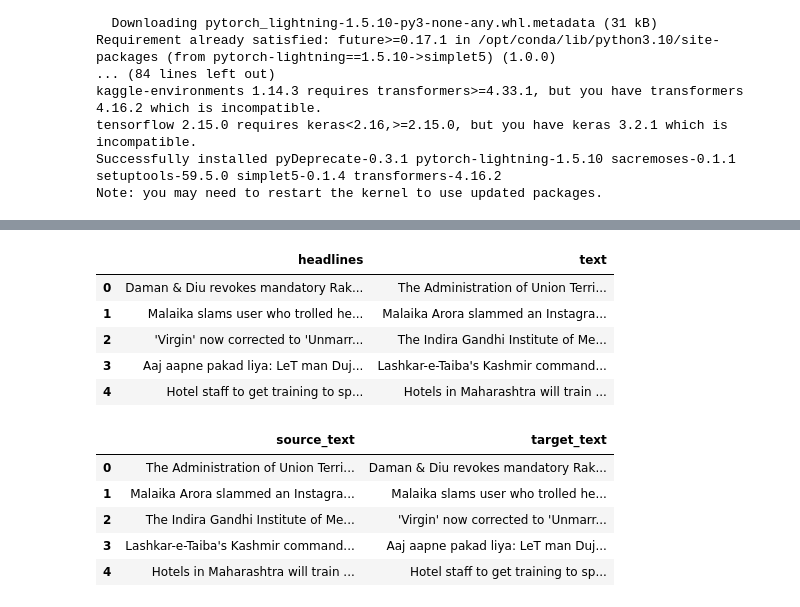
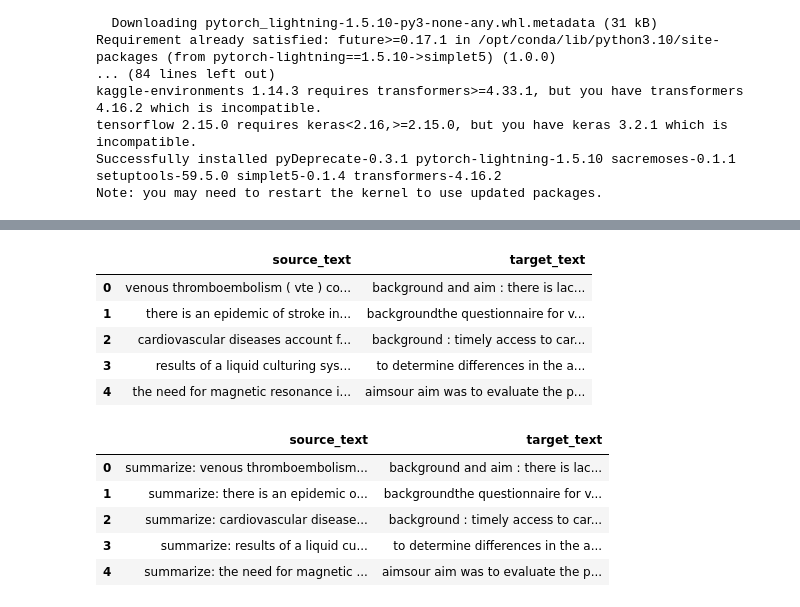
Before and after one commit to Pratibha0618/summarizer, a Jupyter notebook: notebookf99e8bbfe1.ipynb, the cells around one changed output, grey strips where cells are left out. Drawn from its saved outputs; the diff is of its cells as text; code cells hidden in the pictures.

Commit message:
Kaggle Notebook | notebook37b7fb7dd3 | Version 2

```diff
--- a/notebookf99e8bbfe1.ipynb
+++ b/notebookf99e8bbfe1.ipynb
@@ -41,4 +44,4 @@ tensorflow 2.15.0 requires keras<2.16,>=2.15.0, but you have keras 3.2.1 which i
 Successfully installed pyDeprecate-0.3.1 pytorch-lightning-1.5.10 sacremoses-0.1.1 setuptools-59.5.0 simplet5-0.1.4 transformers-4.16.2
 Note: you may need to restart the kernel to use updated packages.
 # %%
-df= pd.read_csv('/kaggle/input/news-summary/news_summary.csv', encoding='latin-1', usecols= ['headlines', 'text'])
+vali_df= pd.read_csv('/kaggle/input/pubmed-article-summarization-dataset/validation.csv',encoding='latin-1' )
@@ -45,9 +64,12 @@ df= pd.read_csv('/kaggle/input/news-summary/news_summary.csv', encoding='latin-1
+# %%
+vali_df= vali_df.rename(columns={'abstract':'target_text', 'article':'source_text'})
+vali_df= vali_df[['source_text','target_text']]
 # %%
-df.head()
+vali_df.head()
 # %% [output]
-|  | headlines | text |
-| 0 | Daman & Diu revokes mandatory Rak... | The Administration of Union Terri... |
-| 1 | Malaika slams user who trolled he... | Malaika Arora slammed an Instagra... |
-| 2 | 'Virgin' now corrected to 'Unmarr... | The Indira Gandhi Institute of Me... |
-| 3 | Aaj aapne pakad liya: LeT man Duj... | Lashkar-e-Taiba's Kashmir command... |
-| 4 | Hotel staff to get training to sp... | Hotels in Maharashtra will train ... |
+|  | source_text | target_text |
+| 0 | venous thromboembolism ( vte ) co... | background and aim : there is lac... |
+| 1 | there is an epidemic of stroke in... | backgroundthe questionnaire for v... |
+| 2 | cardiovascular diseases account f... | background : timely access to car... |
+| 3 | results of a liquid culturing sys... | to determine differences in the a... |
+| 4 | the need for magnetic resonance i... | aimsour aim was to evaluate the p... |
@@ -57,9 +78,9 @@ df= df[['source_text','target_text']]
 # %%
-df.head()
+vali_df.head()
 # %% [output]
 |  | source_text | target_text |
-| 0 | The Administration of Union Terri... | Daman & Diu revokes mandatory Rak... |
-| 1 | Malaika Arora slammed an Instagra... | Malaika slams user who trolled he... |
-| 2 | The Indira Gandhi Institute of Me... | 'Virgin' now corrected to 'Unmarr... |
-| 3 | Lashkar-e-Taiba's Kashmir command... | Aaj aapne pakad liya: LeT man Duj... |
-| 4 | Hotels in Maharashtra will train ... | Hotel staff to get training to sp... |
+| 0 | summarize: venous thromboembolism... | background and aim : there is lac... |
+| 1 | summarize: there is an epidemic o... | backgroundthe questionnaire for v... |
+| 2 | summarize: cardiovascular disease... | background : timely access to car... |
+| 3 | summarize: results of a liquid cu... | to determine differences in the a... |
+| 4 | summarize: the need for magnetic ... | aimsour aim was to evaluate the p... |
```
Also changed, not shown: parts of 20 cells of this notebook.
